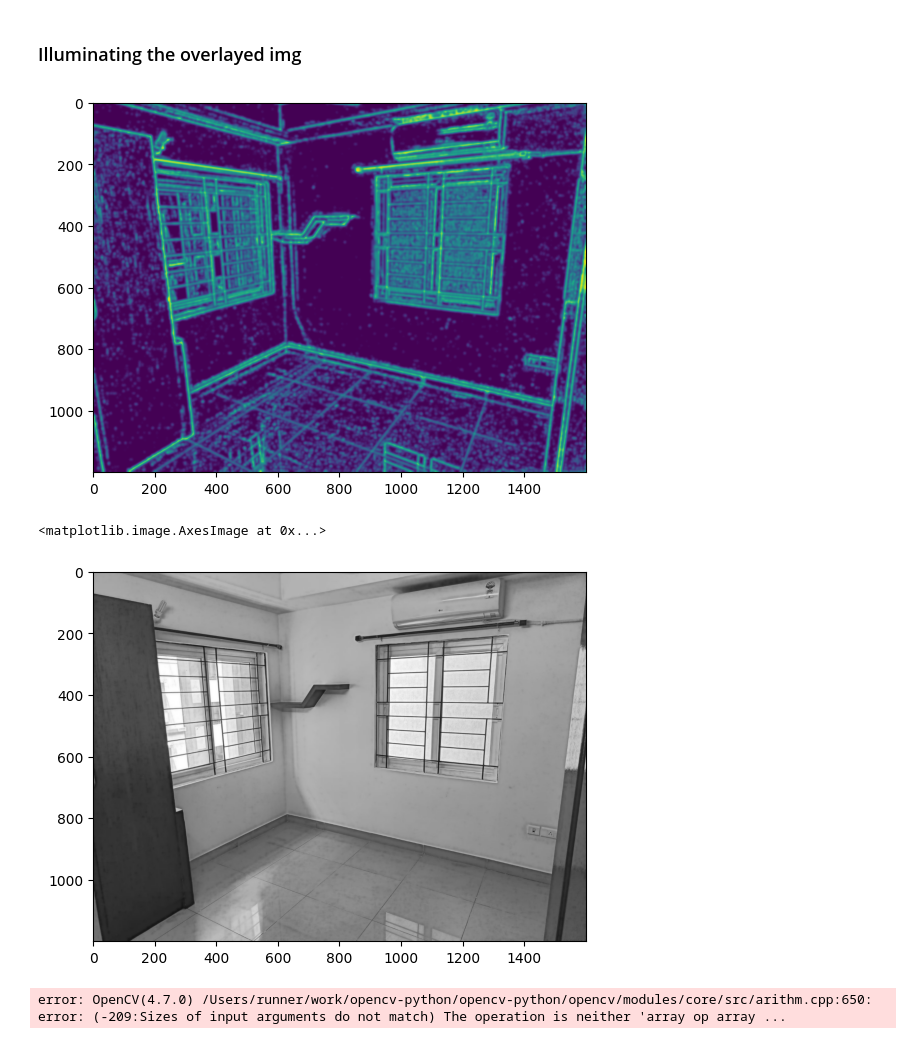
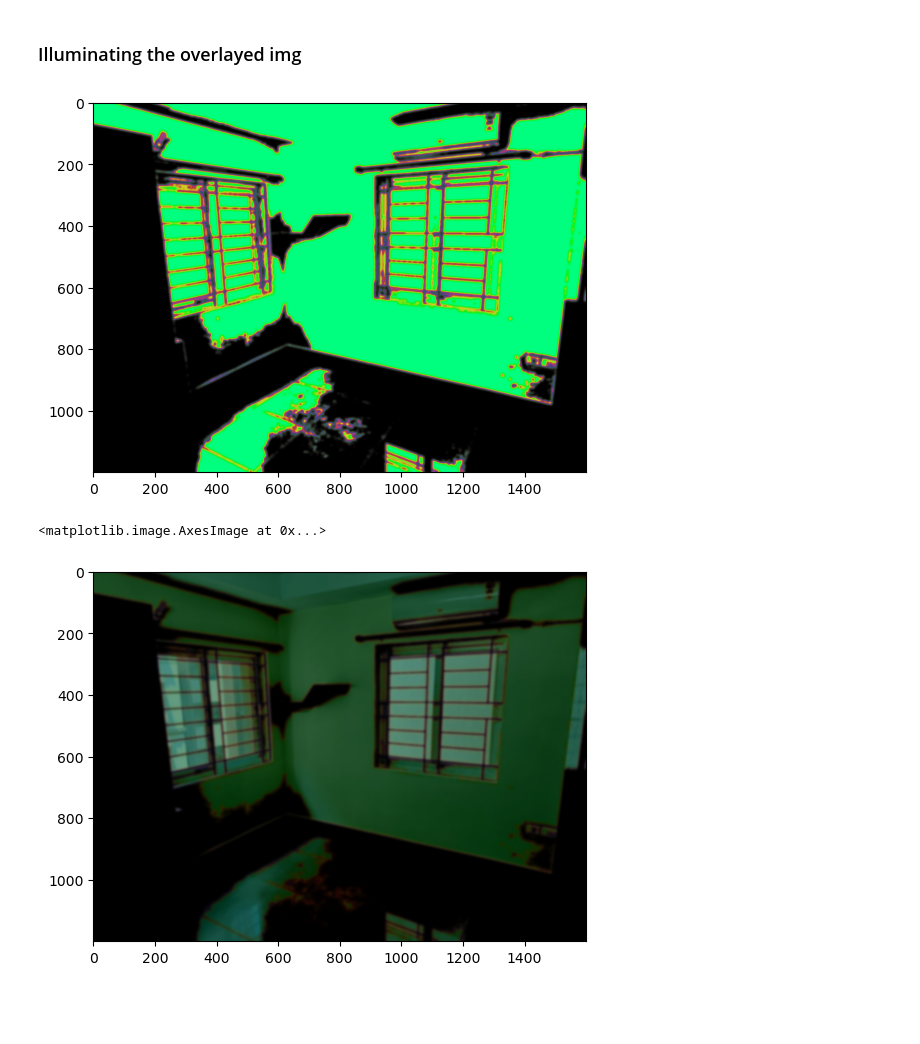
Before and after one commit to Karan-00-11/mfs, a Jupyter notebook: illumination/illumination_matcher.ipynb, the cells around one changed output. Drawn from its saved outputs; the diff is of its cells as text; code cells hidden in the pictures; blank space fills up the shorter version.

Commit message:
some new experiment in illumination

```diff
--- a/illumination/illumination_matcher.ipynb
+++ b/illumination/illumination_matcher.ipynb
@@ -57,38 +54,31 @@ def using_adaptive_threshold(src):
     return result
 # %%
 def match_shadows_and_contrast(source_image, target_image):
-  # Convert the images to the HSV color space
+# Convert the images to the HSV color space
   s_hsv = cv2.cvtColor(source_image, cv2.COLOR_RGB2HSV)
   t_hsv = cv2.cvtColor(target_image, cv2.COLOR_RGB2HSV)
 
   # Get the shadows and highlights of the source image
-  src_shadows = s_hsv[:, :, 2] < 150
+  src_shadows = s_hsv[:, :, 2] < 128
   src_highlights = s_hsv[:, :, 2] > 255 / 2
+  # print(src_shadows, src_highlights)
 
   # Set the shadows and highlights of the target image to match the source image
   t_hsv[src_shadows] = 0
   t_hsv[src_highlights] = 255
   t_hsv = cv2.GaussianBlur(t_hsv, (21,21), 0)
   # t_hsv = cv2.bitwise_not(t_hsv)
-  # plt.imshow(t_hsv)
-  # print(t_hsv.shape)
+  # print(t_hsv)
 
 
   # Convert the target image back to the BGR color space
-  rgb_res = cv2.cvtColor(t_hsv, cv2.COLOR_HSV2RGB)
-  gray_res = cv2.cvtColor(rgb_res, cv2.COLOR_RGB2GRAY)
+  result = cv2.cvtColor(t_hsv, cv2.COLOR_HSV2RGB)
+  # result = cv2.cvtColor(result, cv2.COLOR_RGB2GRAY)
+  plt.imshow(result)
 
   gray_src = cv2.cvtColor(source_image, cv2.COLOR_RGB2GRAY)
-  result = cv2.addWeighted(gray_src, 0.2, gray_res, 0.8, 0)
+  result = cv2.addWeighted(source_image, 0.8, result, 0.2, -100)
 
-  print(gray_res)
-  _,alpha = cv2.threshold(gray_res, 164, 0, cv2.THRESH_BINARY)
-  print(alpha)
-
-  b, g, r = cv2.split(rgb_res)
-  rgba = [b,g,r, alpha]
-  dst = cv2.merge(rgba,4)
-  plt.imshow(dst)
   # Return the target image
   # return cv2.cvtColor(result, cv2.COLOR_GRAY2RGB)
-  return dst
+  return result
@@ -100,25 +118,12 @@ test_img = "img3"
 src_img = cv2.cvtColor(cv2.imread("../inputs/src_imgs/{}.jpeg".format(test_img, test_img)), cv2.COLOR_BGR2RGB)
 out_img = cv2.cvtColor(cv2.imread("../outs/{}.jpg".format(test_img)), cv2.COLOR_BGR2RGB)
 # %%
-illumination = using_adaptive_threshold(src_img)
+illumination = match_shadows_and_contrast(src_img, out_img)
 # %% [output]
-[figure, old version]
+[figure, new version]
 # %%
 plt.imshow(illumination)
 # %% [output]
 <matplotlib.image.AxesImage at 0x...>
-[figure, old version]
+[figure, new version]
-# %%
-alpha = np.sum(out_img, axis=-1) > 0
-
-# Convert True/False to 0/255 and change type to "uint8" to match "na"
-alpha = np.uint8(alpha * 255)
-
-# Stack new alpha layer with existing image to go from BGR to BGRA, i.e. 3 channels to 4 channels
-result_out = np.dstack((out_img, alpha))
-
-img = cv2.addWeighted(result_out, 0.9, illumination, 0.1, 0)
-plt.imshow(img)
-# %% [output]
-error: OpenCV(4.7.0) /Users/runner/work/opencv-python/opencv-python/opencv/modules/core/src/arithm.cpp:650: error: (-209:Sizes of input arguments do not match) The operation is neither 'array op array ...
 # %%
```
Also changed, not shown: parts of 3 cells of this notebook, 6 other files.
